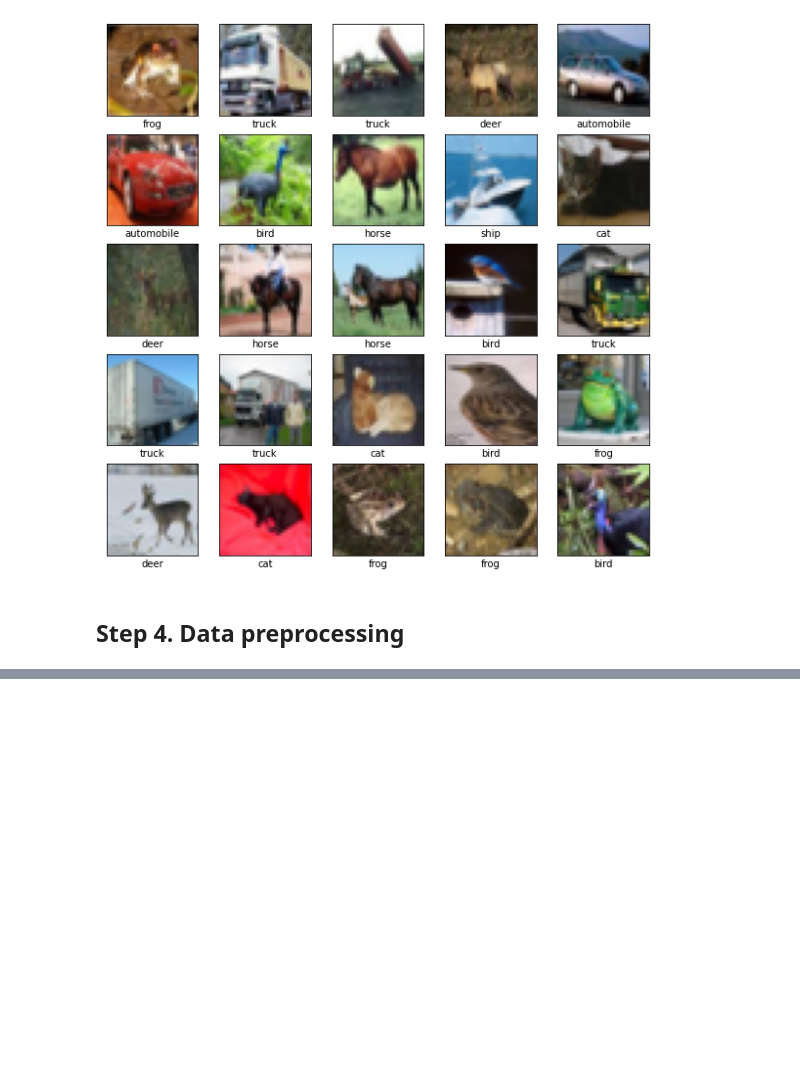
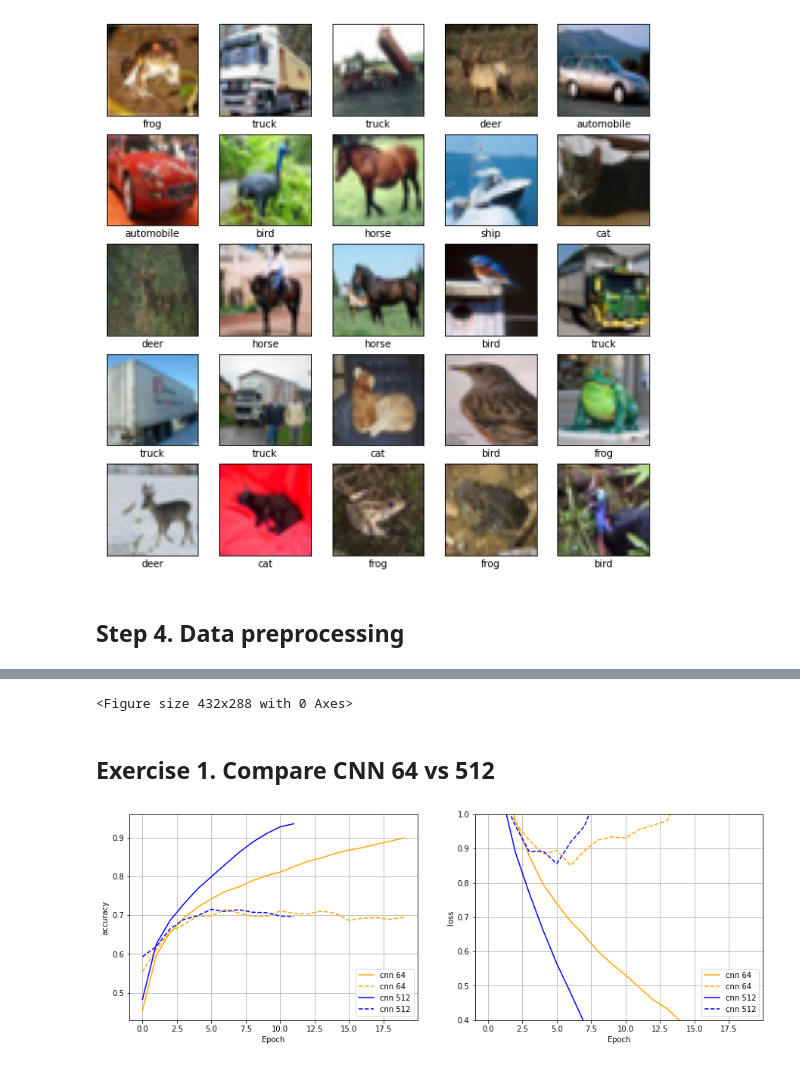
Before and after one commit to poojasaxena/tensorflow-specialization-coursera, a Jupyter notebook: course2_convolutional-neural-networks-tensorflow/04_multiclass-classifications/Course_2_Part_8_Lesson_4_Notebook_(CIFAR10).ipynb, the cells around one changed output, grey strips where cells are left out. Cells and saved outputs as stored; diff of their text form; code cells hidden in the pictures; blank space fills up the shorter version.

Commit message:
added various exercises

```diff
--- a/course2_convolutional-neural-networks-tensorflow/04_multiclass-classifications/Course_2_Part_8_Lesson_4_Notebook_(CIFAR10).ipynb
+++ b/course2_convolutional-neural-networks-tensorflow/04_multiclass-classifications/Course_2_Part_8_Lesson_4_Notebook_(CIFAR10).ipynb
@@ -333,0 +336,5 @@ test_loss, test_acc = model_wo.evaluate(test_images,  test_labels, verbose=2)
+# %%
+## Add additional MaxPool(2,2) and more layers in Dense
+model_10 = create_model(L1=0.0001)
+history_10 = model_10.fit(train_images, train_labels, epochs=12,
+                    validation_data=(test_images, test_labels))
@@ -333,0 +572,32 @@ test_loss, test_acc = model_wo.evaluate(test_images,  test_labels, verbose=2)
+# %%
+## to plot four plots side by side
+fig = plt.figure()
+fig.patch.set_facecolor('white')
+
+def plot_4(history1=history_1, history2=history_10, history3=history_11, history4=history_13,
+          variable1='accuracy', variable2='val_accuracy',
+          ylim_low=0.4, ylim_high=1.0,
+          label_list=[]    ,
+          leg_loc='lower left'):
+
+
+    plt.plot(history1.history[variable1], label=label_list[0], c='orange', ls='-')
+    plt.plot(history1.history[variable2], label=label_list[0], c='orange',ls='--')
+
+    plt.plot(history2.history[variable1], label=label_list[1], c='blue', ls='-')
+    plt.plot(history2.history[variable2], label=label_list[1], c='blue', ls='--')
+
+    plt.plot(history3.history[variable1],label=label_list[2],c='green', ls='-')
+    plt.plot(history3.history[variable2],label=label_list[2], c='green', ls='--')
+
+    plt.plot(history4.history[variable1],label=label_list[3], c='red', ls='-')
+    plt.plot(history4.history[variable2],label=label_list[3],  c='red', ls='--')
+
+
+    plt.xlabel('Epoch')
+    plt.ylabel(variable1)
+    plt.grid(True)
+    plt.legend(loc=leg_loc)
+    plt.ylim(ylim_low,ylim_high)
+# %% [output]
+<Figure size 432x288 with 0 Axes>
@@ -333,0 +630,41 @@ test_loss, test_acc = model_wo.evaluate(test_images,  test_labels, verbose=2)
+# %%
+## to plot four plots side by side
+fig.patch.set_facecolor('white')
+
+def plot_2(history1=history_1, history2=history_10,
+          ylim_low=0.4, ylim_high=1.0,
+          label_list=[]    ,
+          leg_loc='lower left'):
+    fig = plt.figure(figsize=(15,5))
+
+    plt.subplot(1,2,1)
+    plt.plot(history1.history['accuracy'], label=label_list[0], c='orange', ls='-')
+    plt.plot(history1.history['val_accuracy'], label=label_list[0], c='orange',ls='--')
+
+    plt.plot(history2.history['accuracy'], label=label_list[1], c='blue', ls='-')
+    plt.plot(history2.history['val_accuracy'], label=label_list[1], c='blue', ls='--')
+    plt.ylabel('accuracy')
+    plt.xlabel('Epoch')
+    plt.grid(True)
+    plt.legend(loc=leg_loc)
+
+    plt.subplot(1,2,2)
+    plt.plot(history1.history['loss'], label=label_list[0], c='orange', ls='-')
+    plt.plot(history1.history['val_loss'], label=label_list[0], c='orange',ls='--')
+
+    plt.plot(history2.history['loss'], label=label_list[1], c='blue', ls='-')
+    plt.plot(history2.history['val_loss'], label=label_list[1], c='blue', ls='--')
+
+    plt.xlabel('Epoch')
+    plt.ylabel('loss')
+    plt.grid(True)
+    plt.legend(loc=leg_loc)
+    plt.ylim(ylim_low,ylim_high)
+# %% [markdown]
+## Exercise 1. Compare CNN 64 vs 512
+# %%
+label_list=['cnn 64', 'cnn 512']
+plot_2(history1=history_1, history2=history_4,label_list=label_list, leg_loc='lower right')
+plt.show()
+# %% [output]
+[figure, added]
```
Also changed, not shown: parts of 40 cells of this notebook.
